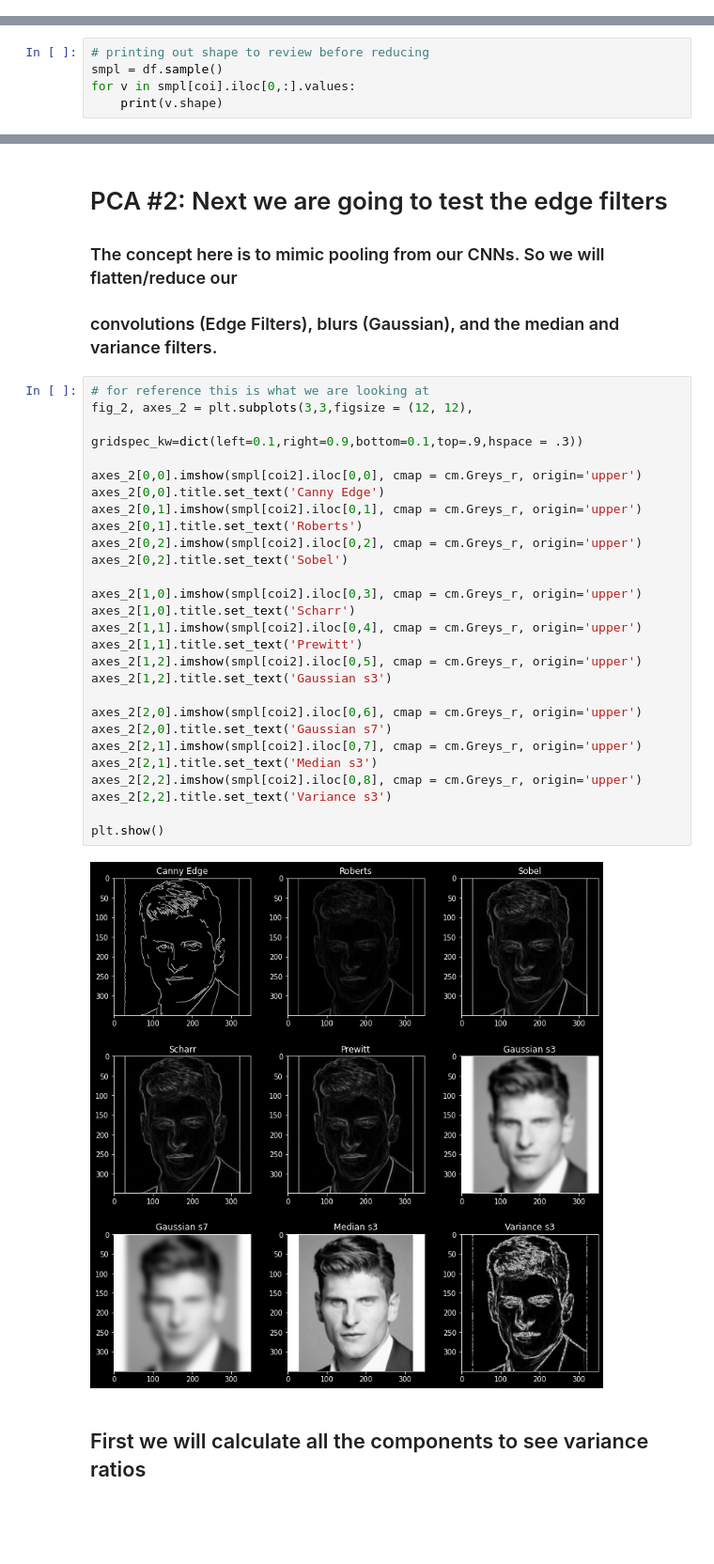
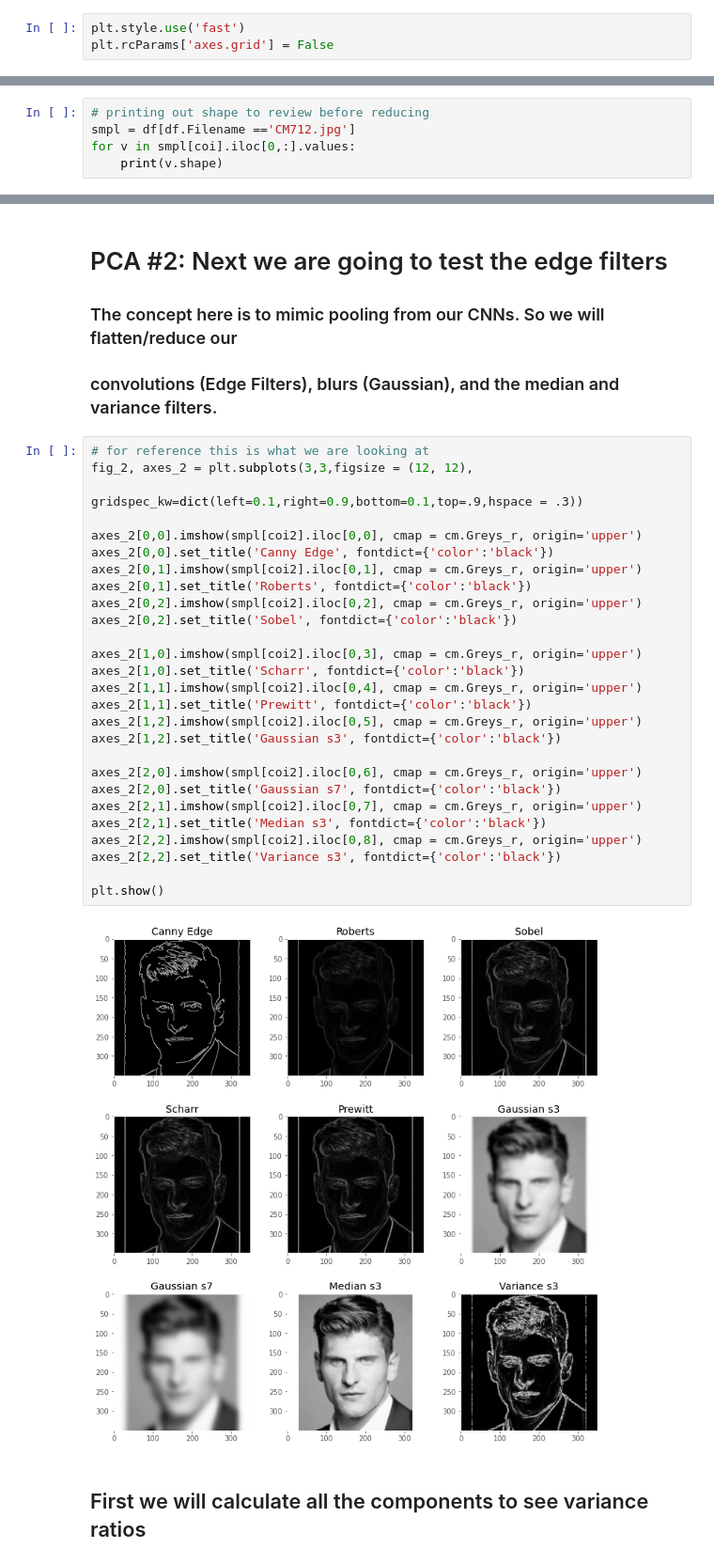
Before and after one commit to adityahpatel/milestone2_dating_and_beauty, a Jupyter notebook: 01_Unsupervised_PCA_ML_pipeline.ipynb, the cells around one changed output, grey strips where cells are left out. Shown at 94% size. Saved outputs shown, nothing was run; the diff lists cells and outputs as text; blank space fills up the shorter version.

```diff
--- a/01_Unsupervised_PCA_ML_pipeline.ipynb
+++ b/01_Unsupervised_PCA_ML_pipeline.ipynb
@@ -13,6 +13,9 @@ import matplotlib.cm as cm
 from sklearn.preprocessing import minmax_scale
 from tqdm import tqdm
 import copyreg
+# %%
+plt.style.use('fast')
+plt.rcParams['axes.grid'] = False
 # %%
 # explicit function to normalize array
 def normalize_2d(matrix):
@@ -50,7 +53,7 @@ coi2 = ['Canny Edge', 'Roberts', 'Sobel', 'Scharr', 'Prewitt', 'Gaussian s3',
        'Gaussian s7', 'Median s3', 'Variance s3']
 # %%
 # printing out shape to review before reducing
-smpl = df.sample()
+smpl = df[df.Filename =='CM712.jpg']
 for v in smpl[coi].iloc[0,:].values:
     print(v.shape)
 # %% [output]
@@ -174,32 +177,32 @@ plt.show()
 # %%
 # for reference this is what we are looking at
 fig_2, axes_2 = plt.subplots(3,3,figsize = (12, 12),
                              gridspec_kw=dict(left=0.1,right=0.9,bottom=0.1,top=.9,hspace = .3))
 
 axes_2[0,0].imshow(smpl[coi2].iloc[0,0], cmap = cm.Greys_r, origin='upper')
-axes_2[0,0].title.set_text('Canny Edge')
+axes_2[0,0].set_title('Canny Edge', fontdict={'color':'black'})
 axes_2[0,1].imshow(smpl[coi2].iloc[0,1], cmap = cm.Greys_r, origin='upper')
-axes_2[0,1].title.set_text('Roberts')
+axes_2[0,1].set_title('Roberts', fontdict={'color':'black'})
 axes_2[0,2].imshow(smpl[coi2].iloc[0,2], cmap = cm.Greys_r, origin='upper')
-axes_2[0,2].title.set_text('Sobel')
+axes_2[0,2].set_title('Sobel', fontdict={'color':'black'})
 
 axes_2[1,0].imshow(smpl[coi2].iloc[0,3], cmap = cm.Greys_r, origin='upper')
-axes_2[1,0].title.set_text('Scharr')
+axes_2[1,0].set_title('Scharr', fontdict={'color':'black'})
 axes_2[1,1].imshow(smpl[coi2].iloc[0,4], cmap = cm.Greys_r, origin='upper')
-axes_2[1,1].title.set_text('Prewitt')
+axes_2[1,1].set_title('Prewitt', fontdict={'color':'black'})
 axes_2[1,2].imshow(smpl[coi2].iloc[0,5], cmap = cm.Greys_r, origin='upper')
-axes_2[1,2].title.set_text('Gaussian s3')
+axes_2[1,2].set_title('Gaussian s3', fontdict={'color':'black'})
 
 axes_2[2,0].imshow(smpl[coi2].iloc[0,6], cmap = cm.Greys_r, origin='upper')
-axes_2[2,0].title.set_text('Gaussian s7')
+axes_2[2,0].set_title('Gaussian s7', fontdict={'color':'black'})
 axes_2[2,1].imshow(smpl[coi2].iloc[0,7], cmap = cm.Greys_r, origin='upper')
-axes_2[2,1].title.set_text('Median s3')
+axes_2[2,1].set_title('Median s3', fontdict={'color':'black'})
 axes_2[2,2].imshow(smpl[coi2].iloc[0,8], cmap = cm.Greys_r, origin='upper')
-axes_2[2,2].title.set_text('Variance s3')
+axes_2[2,2].set_title('Variance s3', fontdict={'color':'black'})
 
 plt.show()
 # %% [output]
-[figure, old version]
+[figure, new version]
 # %% [markdown]
 ## First we will calculate all the components to see variance ratios
 # %%
```
Also changed, not shown: parts of 8 cells of this notebook, 32 other files.
